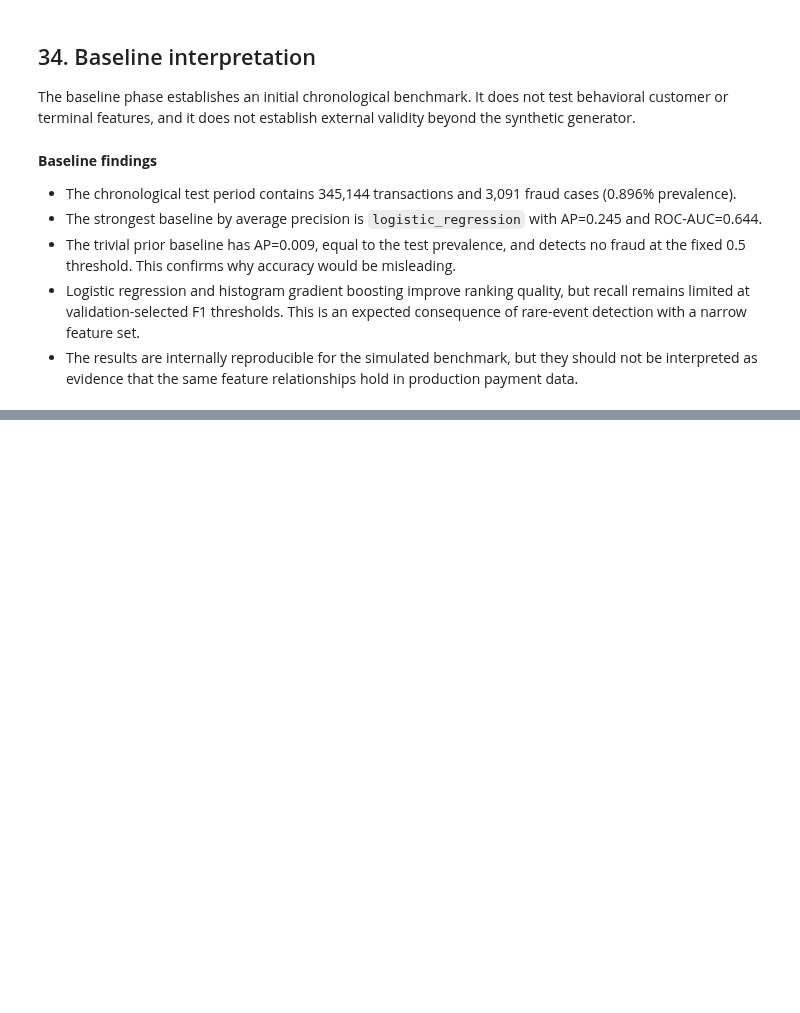
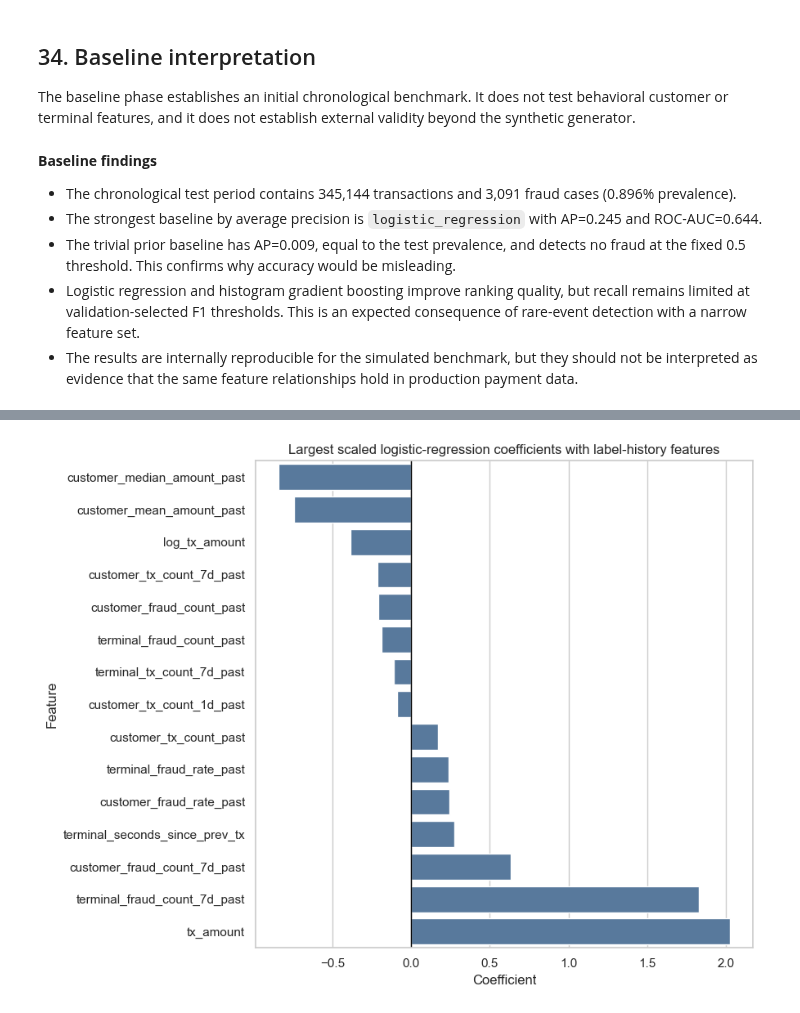
Before and after one commit to PolarScorpion/data-science-in-cyber, a Jupyter notebook: notebooks/main_analysis.ipynb, the cells around one changed output, grey strips where cells are left out. Drawn from its saved outputs; the diff is of its cells as text; code cells hidden in the pictures; blank space fills up the shorter version.

```diff
--- a/notebooks/main_analysis.ipynb
+++ b/notebooks/main_analysis.ipynb
@@ -1167,0 +1399,19 @@ display(Markdown(
+# %%
+coefficient_frame = behavioral_result.logistic_coefficients
+top_coefficients = (
+    coefficient_frame[coefficient_frame['feature_set'] == 'behavior_label_history']
+    .nlargest(15, 'abs_coefficient')
+    .sort_values('coefficient')
+)
+
+fig, ax = plt.subplots(figsize=(9, 7))
+sns.barplot(data=top_coefficients, x='coefficient', y='feature', ax=ax, color='#4C78A8')
+ax.axvline(0, color='black', linewidth=1)
+ax.set_title('Largest scaled logistic-regression coefficients with label-history features')
+ax.set_xlabel('Coefficient')
+ax.set_ylabel('Feature')
+fig.tight_layout()
+save_figure(fig, figures_dir / 'behavioral_logistic_coefficients.png')
+plt.show()
+# %% [output]
+[figure, added]
```
Also changed, not shown: parts of 17 cells of this notebook, 15 other files.
